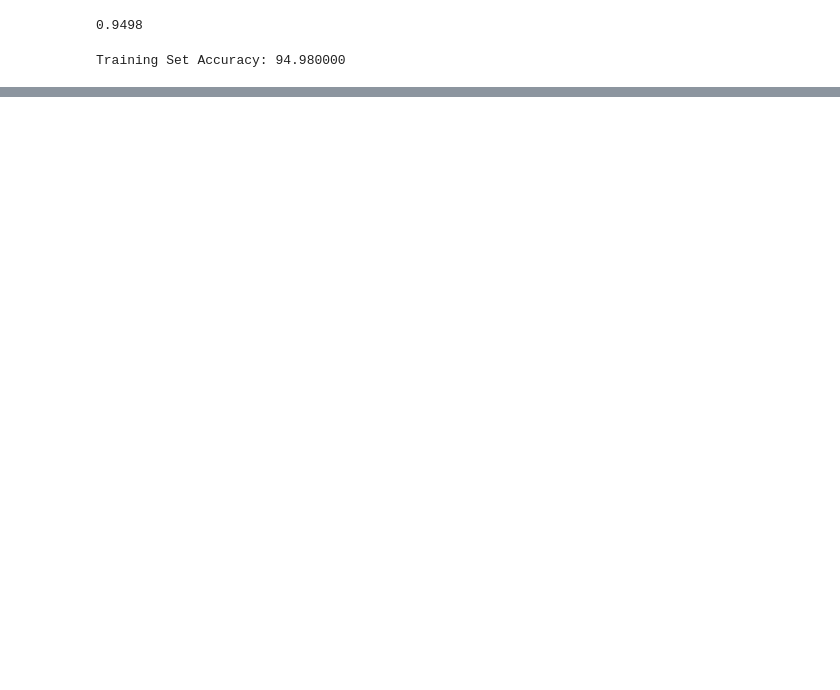
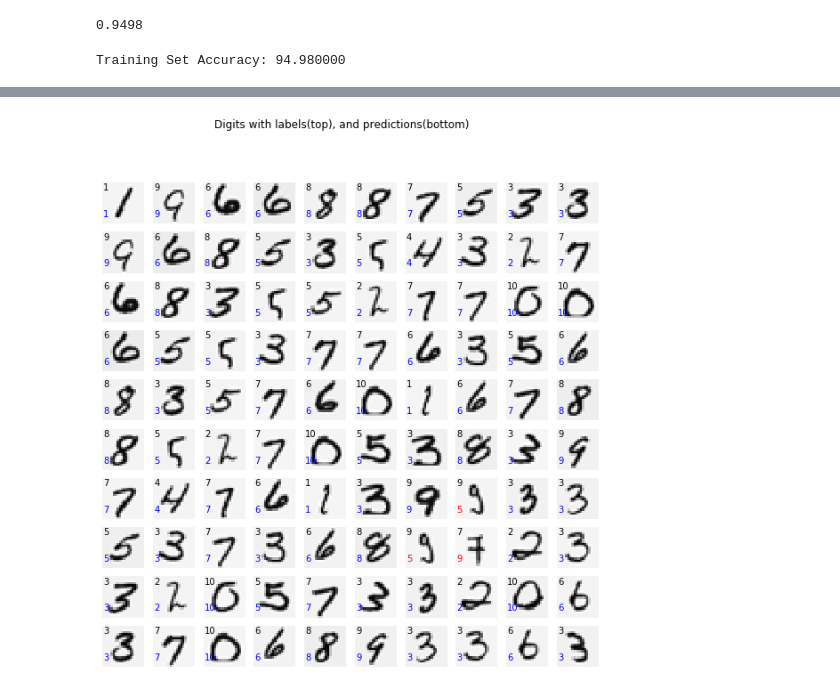
Before and after one commit to samisaf/Learning-Data-Science, a Jupyter notebook: Machine Learning - Coursera/machine-learning-ex3/ex3.ipynb, the cells around one changed output, grey strips where cells are left out. Cells and saved outputs as stored; diff of their text form; code cells hidden in the pictures; blank space fills up the shorter version.

```diff
--- a/Machine Learning - Coursera/machine-learning-ex3/ex3.ipynb
+++ b/Machine Learning - Coursera/machine-learning-ex3/ex3.ipynb
@@ -348,0 +416,46 @@ Wall time: 835 ms
+# %%
+def predict_nn(X, theta1, theta2):
+    # preparing input
+    input_layer = padOnes(X)
+    # calculating first layer
+    first = sigmoid(input_layer.dot(theta1.T))
+    first = padOnes(first)
+    #calculating second layer
+    second = sigmoid(first.dot(theta2.T))
+    # calculating predictions
+    output = np.argmax(second, axis = 1) + 1
+    return output
+
+predictions = predict_nn(X, theta1, theta2)
+# %%
+def displayDatawPredictions(dataset, row=10, col=10, labels=None, predicted=None, title=None):
+    fig, axes = plt.subplots(nrows=row, ncols=col, figsize=(10, 10))
+    if title: fig.suptitle(title)
+    for r in range(row):
+        for c in range(col):
+            index = (r+1)*(c+1)-2
+            digit = dataset[index].reshape(20, 20).T
+            # generate the plot for one image
+            axes[r, c].imshow(digit, cmap=plt.cm.binary)
+            axes[r, c].axis('off')
+            # print the labels
+            try: axes[r, c].text(0, 3, str(labels[index]))
+            except: pass
+            # print the predictions
+            try:
+                if predicted[index] == labels[index]:
+                    axes[r, c].text(0, 16, str(predicted[index]), color='b')
+                else:
+                    axes[r, c].text(0, 16, str(predicted[index]), color='r')
+            except: pass
+    return plt
+# %%
+# Randomly select 100 data points to display
+rands = np.random.choice(m, 100)
+
+# Calculating the predictions for these data points
+predicted = predictions[rands]
+
+# Display the data
+displayDatawPredictions(X[rands], labels=y[rands], predicted=predicted, title="Digits with labels(top), and predictions(bottom)")
+# %% [output]
@@ -348,0 +463 @@ Wall time: 835 ms
+[figure, added]
```
Also changed, not shown: parts of 13 cells of this notebook, 4 other files.
